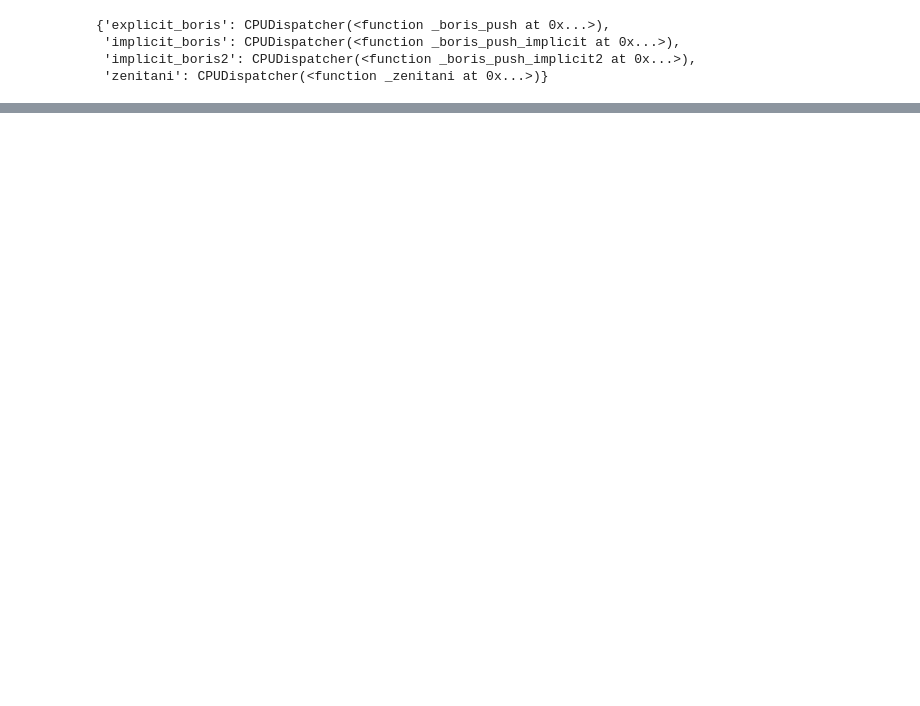
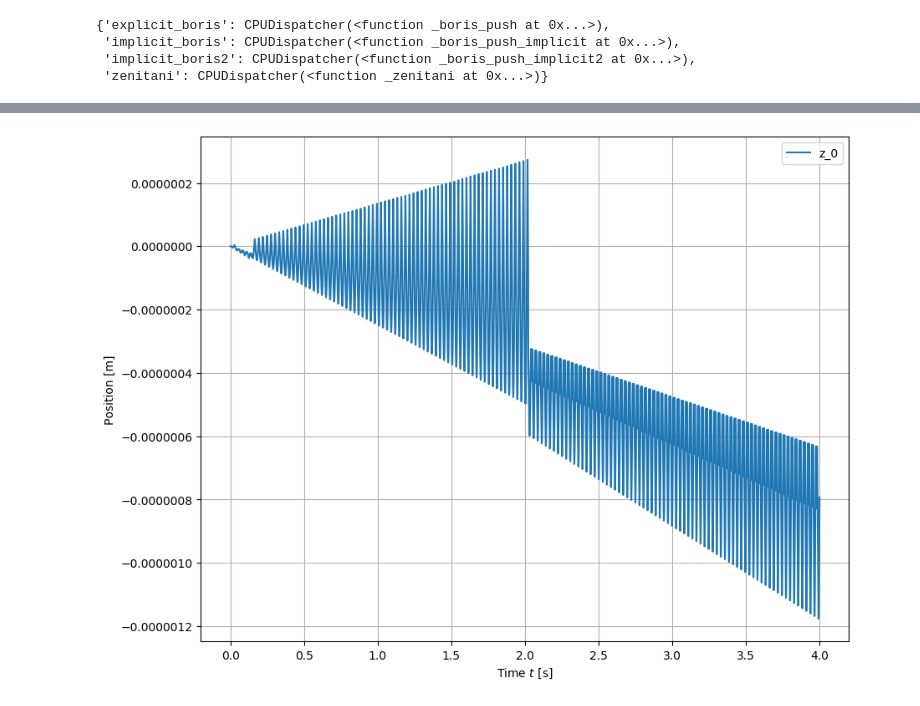
Before and after one commit to PlasmaPy/PlasmaPy, a Jupyter notebook: notebooks/ParticlesAroundLoop.ipynb, the cells around one changed output, grey strips where cells are left out. Saved outputs shown, nothing was run; the diff lists cells and outputs as text; code cells hidden in the pictures; blank space fills up the shorter version.

```diff
--- a/notebooks/ParticlesAroundLoop.ipynb
+++ b/notebooks/ParticlesAroundLoop.ipynb
@@ -56,0 +123,4 @@ zenitani
+# %%
+solutions['explicit_boris'].particletracker.plot_time_trajectories('z')
+# %% [output]
+[figure, added]
```
Also changed, not shown: parts of 10 cells of this notebook, 6 other files.
